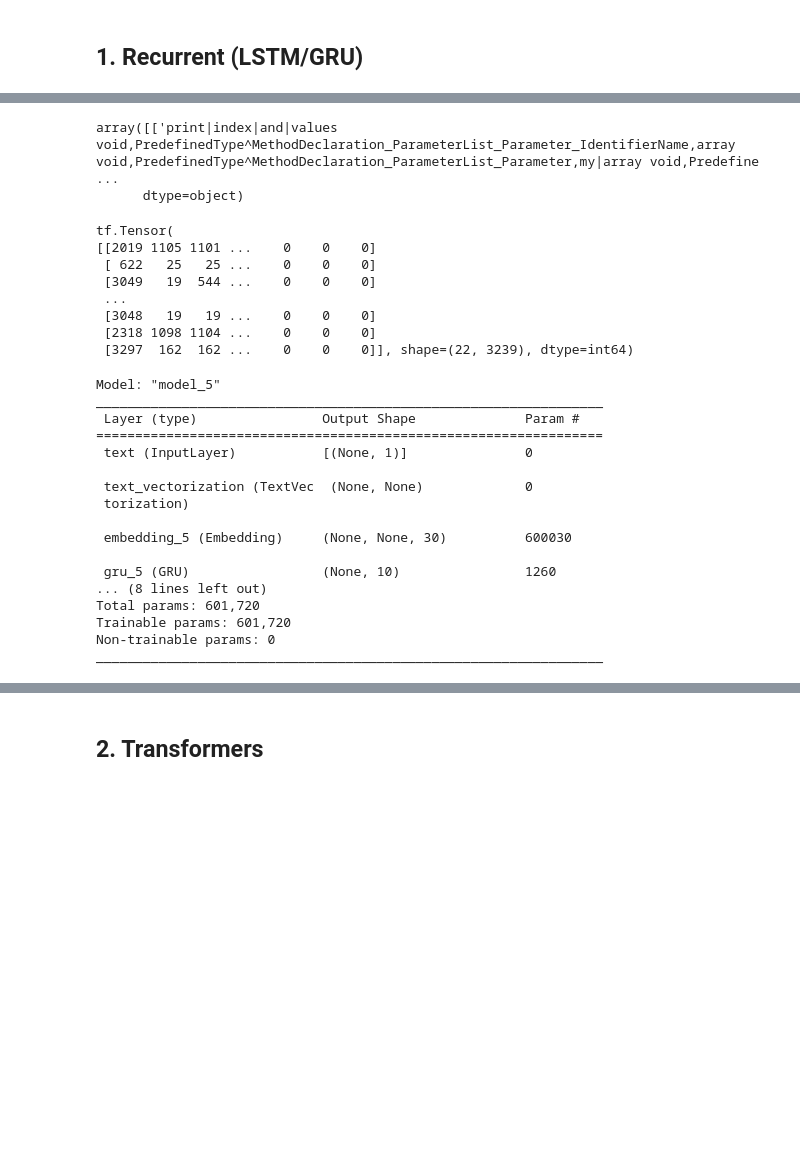
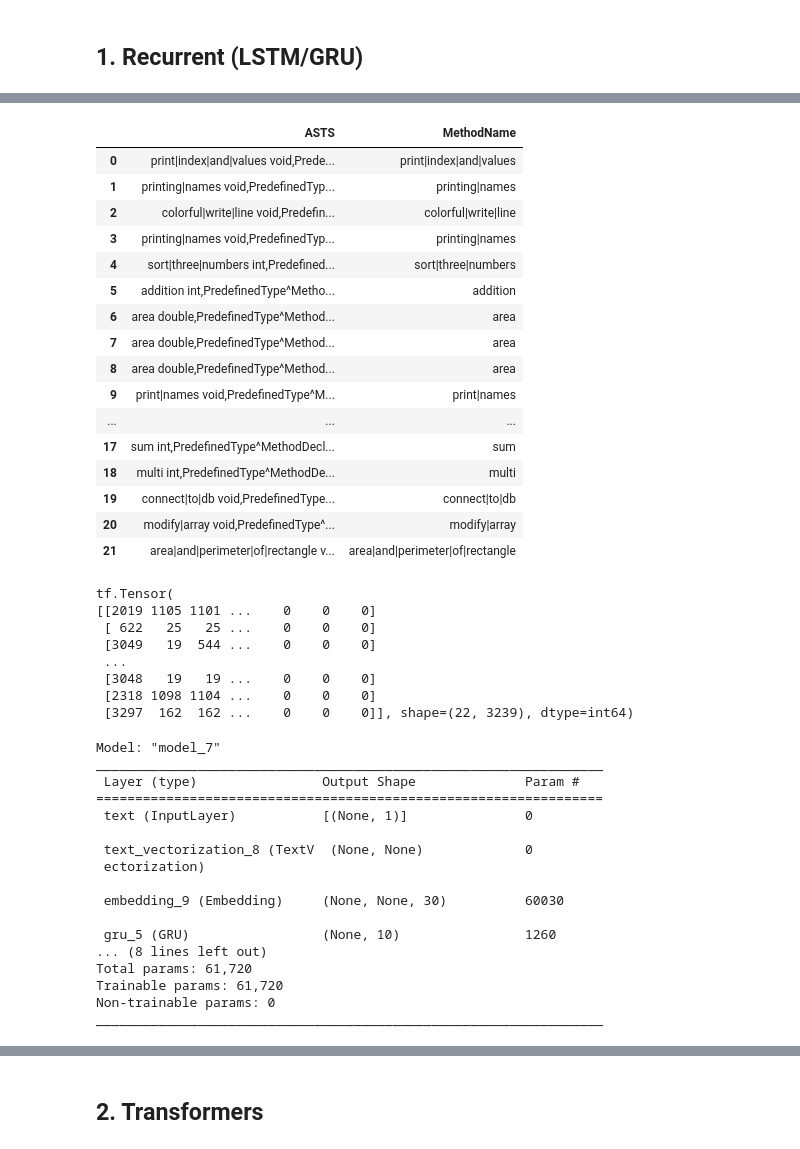
Before and after one commit to myahyavar/CodeSmellDetection, a Jupyter notebook: exam_ai-main/deep_learning.ipynb, the cells around one changed output, grey strips where cells are left out. Cells and saved outputs as stored; diff of their text form; code cells hidden in the pictures; blank space fills up the shorter version.

```diff
--- a/exam_ai-main/deep_learning.ipynb
+++ b/exam_ai-main/deep_learning.ipynb
@@ -37,13 +35,35 @@ df
 | 19 | connect|to|db void,PredefinedType... |
 | 20 | modify|array void,PredefinedType^... |
 | 21 | area|and|perimeter|of|rectangle v... |
+# %%
+tmp= df['ASTS'].str.split(' ').str[0]
+dt=tmp.to_frame()
+
+res=pd.concat([df, dt], axis=1)
+res.columns=['ASTS','MethodName']
+res
+# %% [output]
+|  | ASTS | MethodName |
+| 0 | print|index|and|values void,Prede... | print|index|and|values |
+| 1 | printing|names void,PredefinedTyp... | printing|names |
+| 2 | colorful|write|line void,Predefin... | colorful|write|line |
+| 3 | printing|names void,PredefinedTyp... | printing|names |
+| 4 | sort|three|numbers int,Predefined... | sort|three|numbers |
+| 5 | addition int,PredefinedType^Metho... | addition |
+| 6 | area double,PredefinedType^Method... | area |
+| 7 | area double,PredefinedType^Method... | area |
+| 8 | area double,PredefinedType^Method... | area |
+| 9 | print|names void,PredefinedType^M... | print|names |
+| ... | ... | ... |
+| 17 | sum int,PredefinedType^MethodDecl... | sum |
+| 18 | multi int,PredefinedType^MethodDe... | multi |
+| 19 | connect|to|db void,PredefinedType... | connect|to|db |
+| 20 | modify|array void,PredefinedType^... | modify|array |
+| 21 | area|and|perimeter|of|rectangle v... | area|and|perimeter|of|rectangle |
 # %%
-training_data = df[df.columns[0]].to_numpy()
+training_data = res[res.columns[0]].to_numpy()
 training_data = np.reshape(training_data,(-1,1))
-training_data[:1]
+#training_data[:2]
-# %% [output]
-array([['print|index|and|values void,PredefinedType^MethodDeclaration_ParameterList_Parameter_IdentifierName,array void,PredefinedType^MethodDeclaration_ParameterList_Parameter,my|array void,Predefine ...
-      dtype=object)
 # %%
 vectorizer = layers.TextVectorization(output_mode="int")
 vectorizer.adapt(training_data)
@@ -67,5 +86,5 @@ X_train, X_test = train_test_split(training_data,  test_size=0.20, random_state=
 # %%
-max_features = 20000
+max_features = 2000
 embedding_dim = 30
 
 inputs = tf.keras.Input(shape=(1,), dtype=tf.string, name='text')
@@ -89,21 +108,21 @@ model.compile(
 
 model.summary()
 # %% [output]
-Model: "model_5"
+Model: "model_7"
 _________________________________________________________________
  Layer (type)                Output Shape              Param #
 =================================================================
  text (InputLayer)           [(None, 1)]               0
 
- text_vectorization (TextVec  (None, None)             0
- torization)
+ text_vectorization_8 (TextV  (None, None)             0
+ ectorization)
 
- embedding_5 (Embedding)     (None, None, 30)          600030
+ embedding_9 (Embedding)     (None, None, 30)          60030
 
  gru_5 (GRU)                 (None, 10)                1260
 ... (8 lines left out)
-Total params: 601,720
-Trainable params: 601,720
+Total params: 61,720
+Trainable params: 61,720
 Non-trainable params: 0
 _________________________________________________________________
 # %%
```
Also changed, not shown: parts of 10 cells of this notebook, 1 other file.
